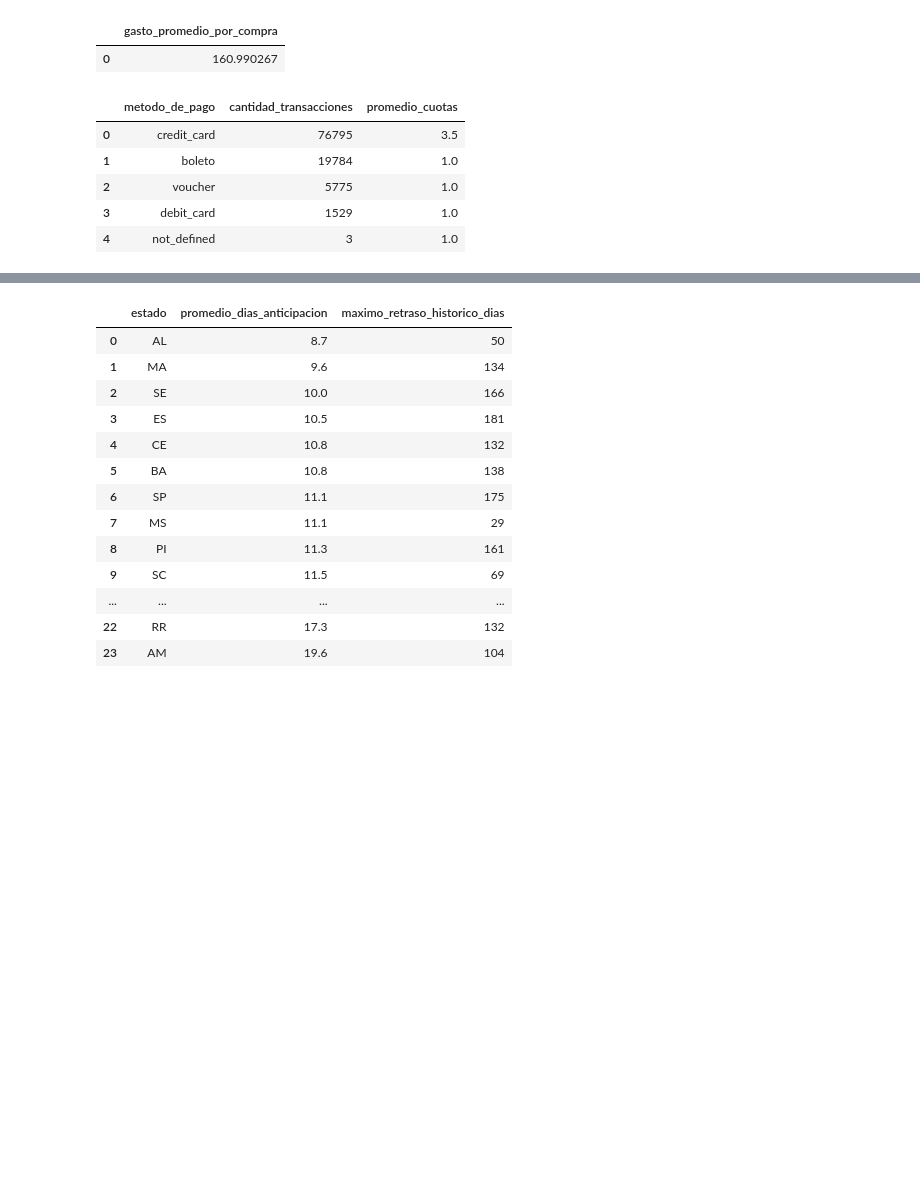
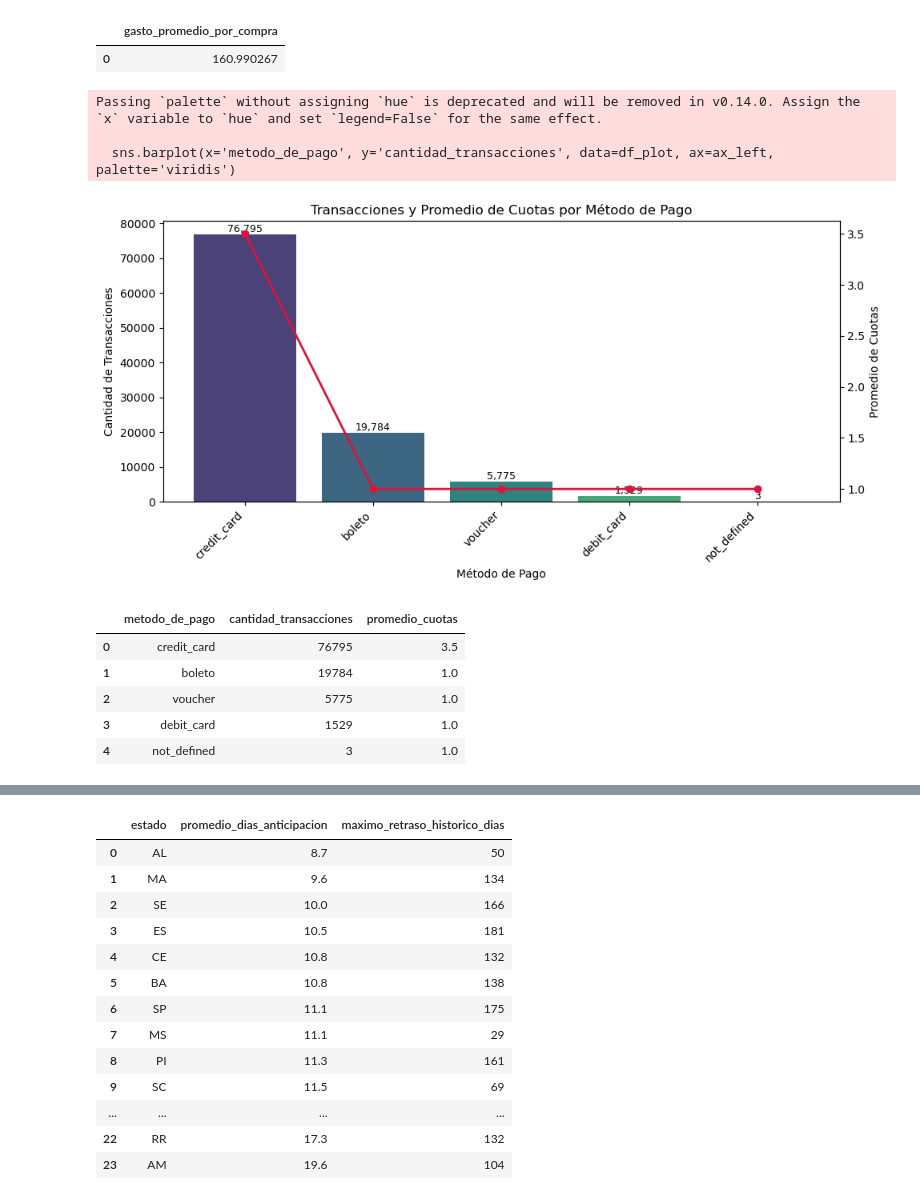
Before and after one commit to mtszmo/data, a Jupyter notebook: analisis_exploratorio.ipynb, the cells around one changed output, grey strips where cells are left out. Drawn from its saved outputs; the diff is of its cells as text; code cells hidden in the pictures; blank space fills up the shorter version.

```diff
--- a/analisis_exploratorio.ipynb
+++ b/analisis_exploratorio.ipynb
@@ -41,8 +65,31 @@ df_gasto
 # %%
 df_metodo_cuotas = ejecutar_query_desde_archivo('queries/03_metodo_cuotas.sql')
 
+df_plot = df_metodo_cuotas.sort_values('cantidad_transacciones', ascending=False)
+
+fig2, ax_left = plt.subplots(figsize=(10, 5))
+sns.barplot(x='metodo_de_pago', y='cantidad_transacciones', data=df_plot, ax=ax_left, palette='viridis')
+ax_left.set_xlabel('Método de Pago')
+ax_left.set_ylabel('Cantidad de Transacciones')
+ax_left.set_title('Transacciones y Promedio de Cuotas por Método de Pago')
+ax_left.set_xticklabels(ax_left.get_xticklabels(), rotation=45, ha='right')
+
+ax_right = ax_left.twinx()
+ax_right.plot(df_plot['metodo_de_pago'], df_plot['promedio_cuotas'], color='crimson', marker='o', linewidth=2)
+ax_right.set_ylabel('Promedio de Cuotas')
+
+for p in ax_left.patches:
+    ax_left.annotate(f'{int(p.get_height()):,}', (p.get_x() + p.get_width() / 2, p.get_height()),
+                     ha='center', va='bottom', fontsize=9)
+
+plt.tight_layout()
+plt.show()
 df_metodo_cuotas
 # %% [output]
+Passing `palette` without assigning `hue` is deprecated and will be removed in v0.14.0. Assign the `x` variable to `hue` and set `legend=False` for the same effect.
+
+  sns.barplot(x='metodo_de_pago', y='cantidad_transacciones', data=df_plot, ax=ax_left, palette='viridis')
+[figure, added]
 |  | metodo_de_pago | cantidad_transacciones | promedio_cuotas |
 | 0 | credit_card | 76795 | 3.5 |
 | 1 | boleto | 19784 | 1.0 |
```
Also changed, not shown: parts of 7 cells of this notebook, 2 other files.
